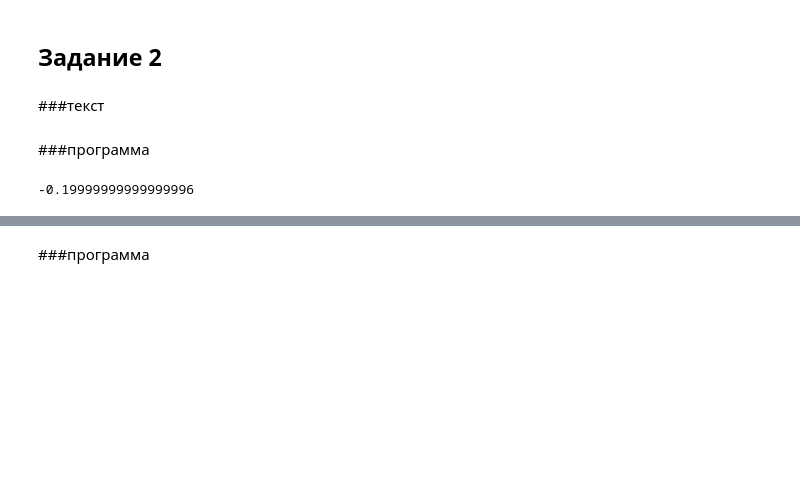
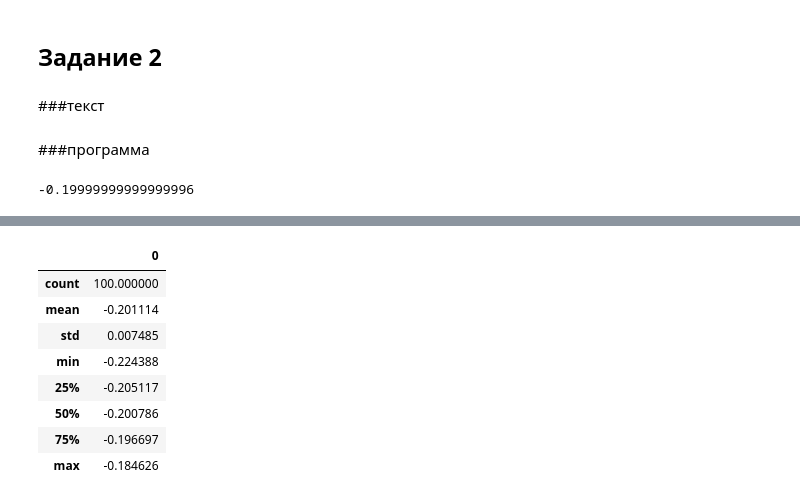
Before and after one commit to sky16k/pyda, a Jupyter notebook: PYDA16_random_HW.ipynb, the cells around one changed output, grey strips where cells are left out. Saved outputs shown, nothing was run; the diff lists cells and outputs as text; code cells hidden in the pictures; blank space fills up the shorter version.

```diff
--- a/PYDA16_random_HW.ipynb
+++ b/PYDA16_random_HW.ipynb
@@ -256,2 +226,0 @@ import
-# %% [markdown]
-###программа
@@ -259,0 +334,12 @@ import
+# %%
+df.describe()
+# %% [output]
+|  | 0 |
+| count | 100.000000 |
+| mean | -0.201114 |
+| std | 0.007485 |
+| min | -0.224388 |
+| 25% | -0.205117 |
+| 50% | -0.200786 |
+| 75% | -0.196697 |
+| max | -0.184626 |
```
Also changed, not shown: parts of 24 cells of this notebook.
